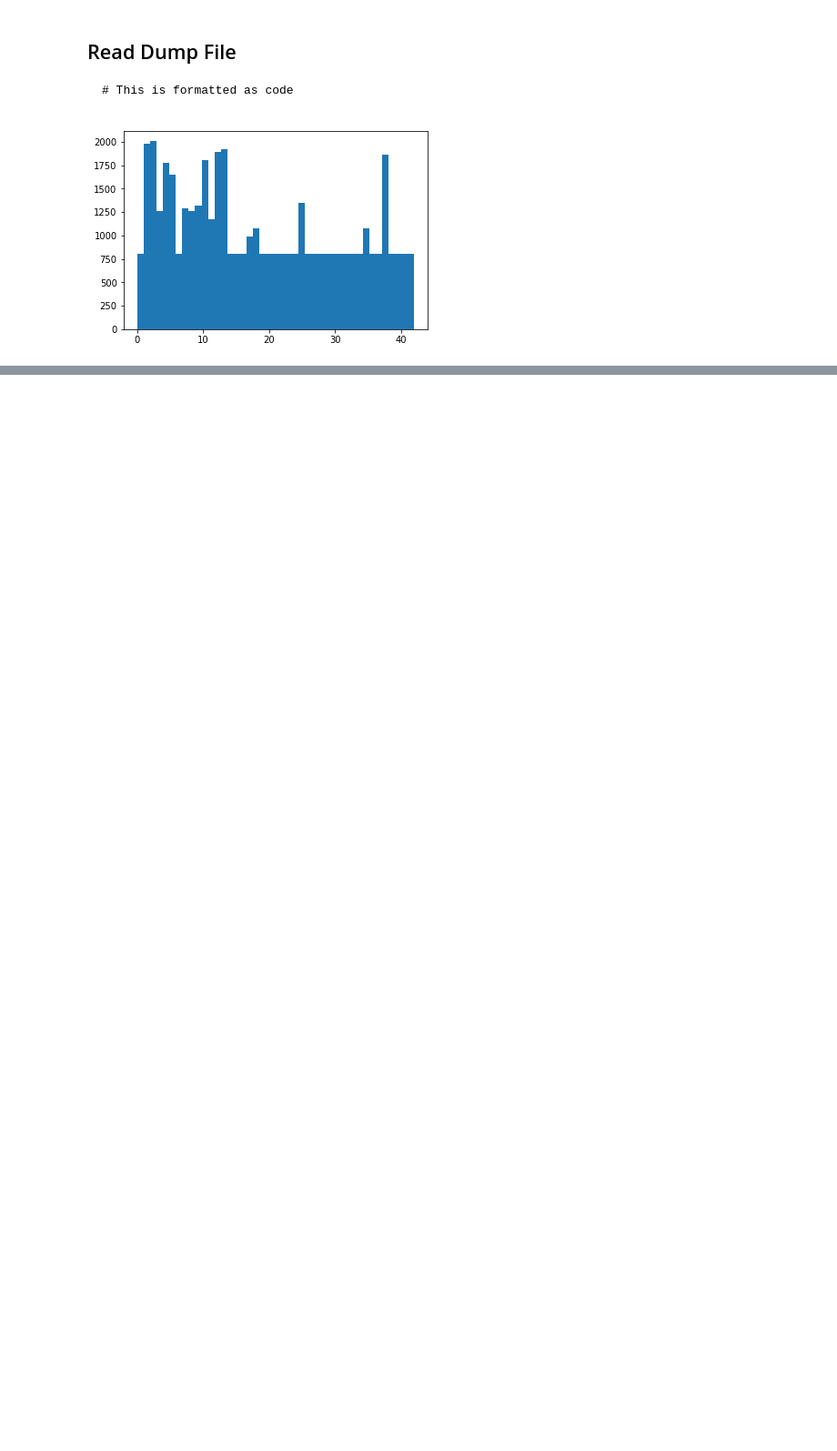
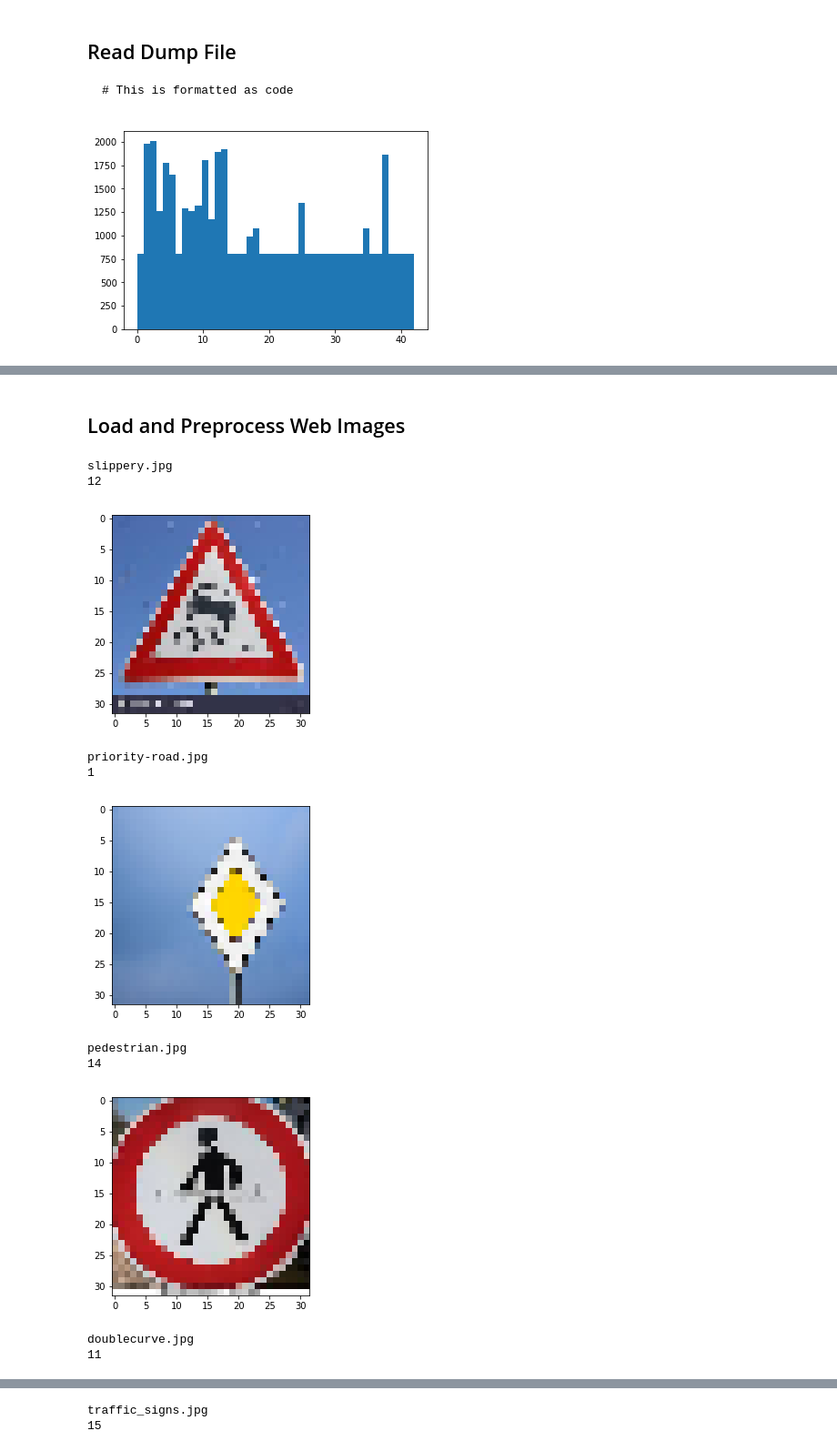
Before and after one commit to srikanthadya/Traffic-Signal-Classification, a Jupyter notebook: Traffic-Sign-Classifier-Augmented-Data.ipynb, the cells around one changed output, grey strips where cells are left out. Shown at 91% size. Saved outputs shown, nothing was run; the diff lists cells and outputs as text; code cells hidden in the pictures; blank space fills up the shorter version.

```diff
--- a/Traffic-Sign-Classifier-Augmented-Data.ipynb
+++ b/Traffic-Sign-Classifier-Augmented-Data.ipynb
@@ -345,0 +342,39 @@ Test Set Accuracy = 0.957
+# %% [markdown]
+## Load and Preprocess Web Images
+# %%
+import os
+import cv2
+
+img_paths = os.listdir('./web_images')
+
+images = list()
+labels = np.array([23,12,14,11,15])
+count=0
+for im_pth in img_paths:
+  print(im_pth)
+  img = cv2.imread('web_images/'+im_pth)
+  img = cv2.cvtColor(img,cv2.COLOR_BGR2RGB)
+  #plt.imshow(img)
+  img = cv2.resize(img,(32,32))
+  print(labels[count])
+  plt.imshow(img)
+  plt.show()
+  count+=1
+  images.append(img)
+
+images = np.array(images)
+
+
+images = normalize(images)
+# %% [output]
+slippery.jpg
+12
+[figure, added]
+priority-road.jpg
+1
+[figure, added]
+pedestrian.jpg
+14
+[figure, added]
+doublecurve.jpg
+11
@@ -345,0 +382,2 @@ Test Set Accuracy = 0.957
+traffic_signs.jpg
+15
```
Also changed, not shown: parts of 10 cells of this notebook, 1 other file.
